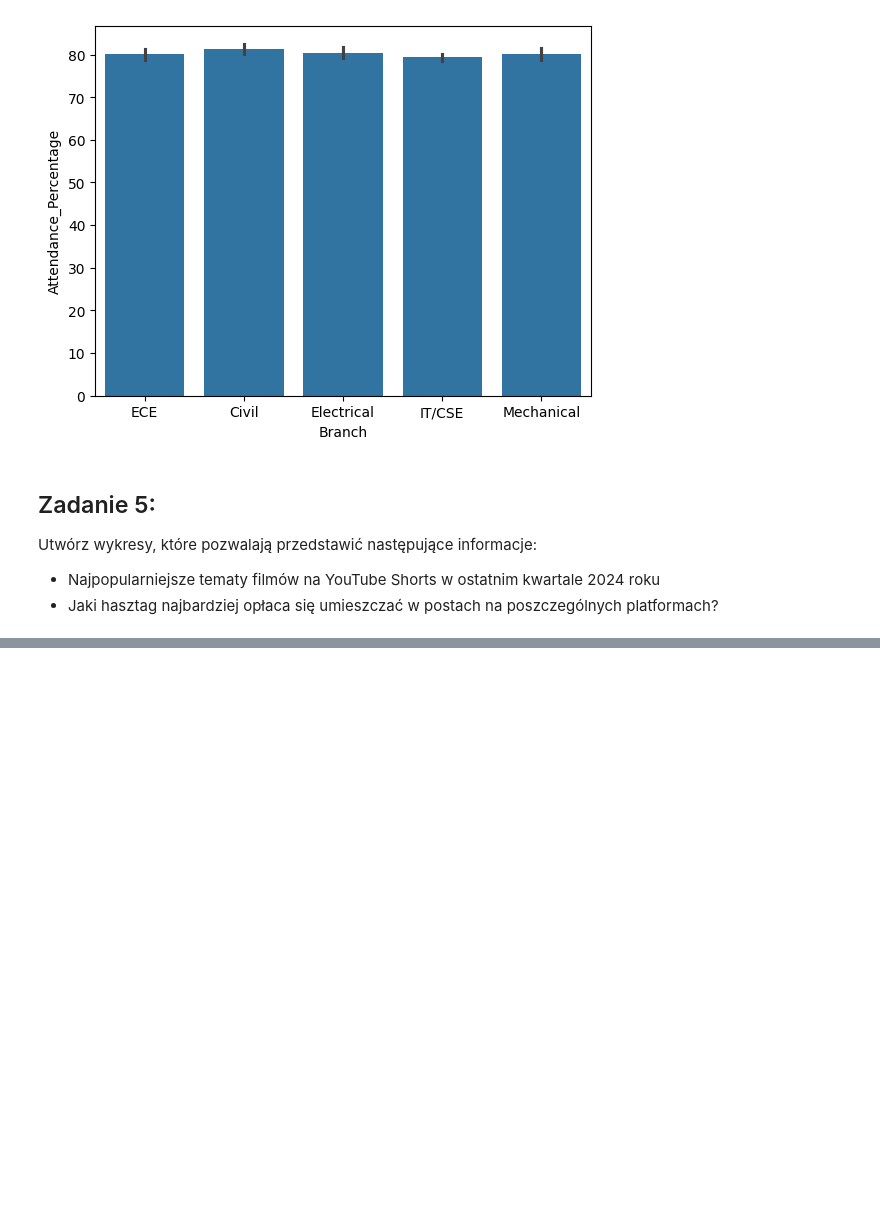
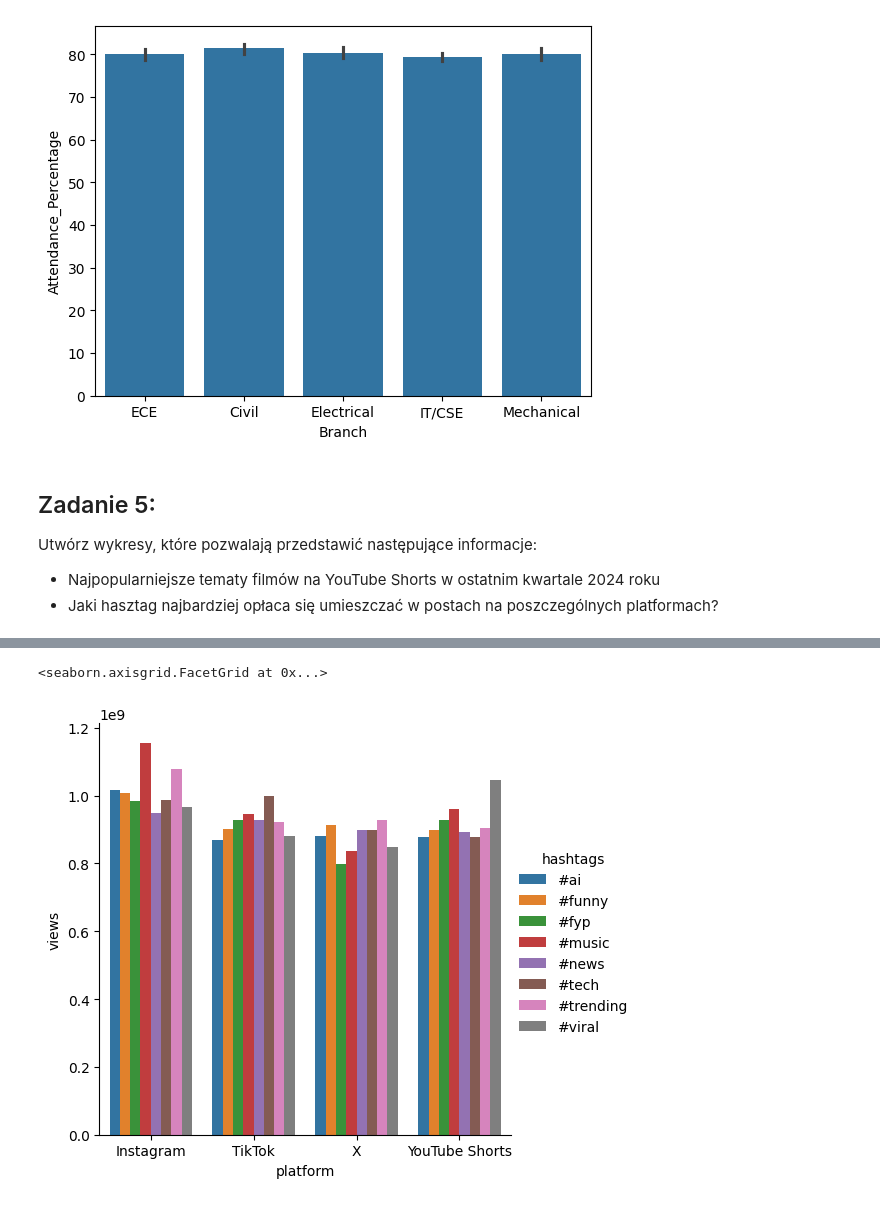
Before and after one commit to Zajecia-na-PWr-LR/lista-1-MateuszOlech, a Jupyter notebook: UczenieMaszynowe_25_26_Lista1.ipynb, the cells around one changed output, grey strips where cells are left out. Cells and saved outputs as stored; diff of their text form; code cells hidden in the pictures; blank space fills up the shorter version.

```diff
--- a/UczenieMaszynowe_25_26_Lista1.ipynb
+++ b/UczenieMaszynowe_25_26_Lista1.ipynb
@@ -177,0 +194,14 @@ Utwórz wykresy, które pozwalają przedstawić następujące informacje:
+# %%
+data['hashtags'] = data['hashtags'].str.split(' ')
+data = data.explode('hashtags')
+data = data.groupby(['platform', 'hashtags']).agg({'views': 'sum'})
+sns.catplot(
+    data=data,
+    x='platform',
+    y='views',
+    hue='hashtags',
+    kind='bar'
+)
+# %% [output]
+<seaborn.axisgrid.FacetGrid at 0x...>
+[figure, added]
```
Also changed, not shown: parts of 3 cells of this notebook.
